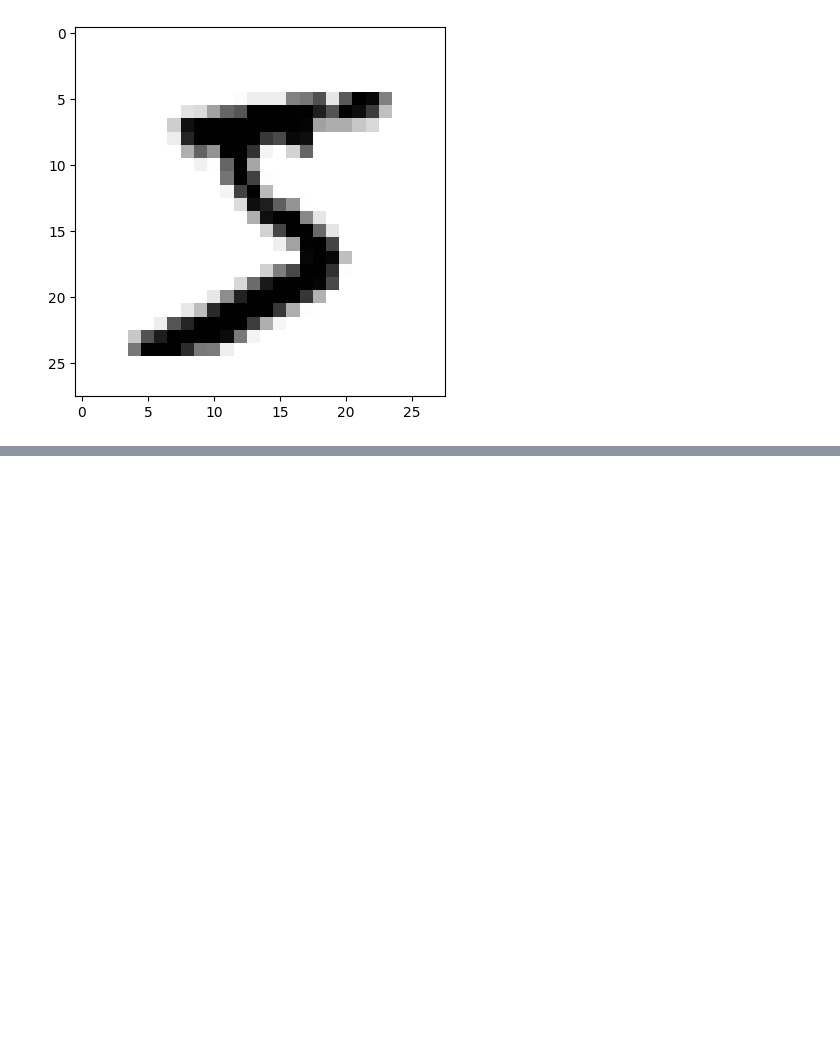
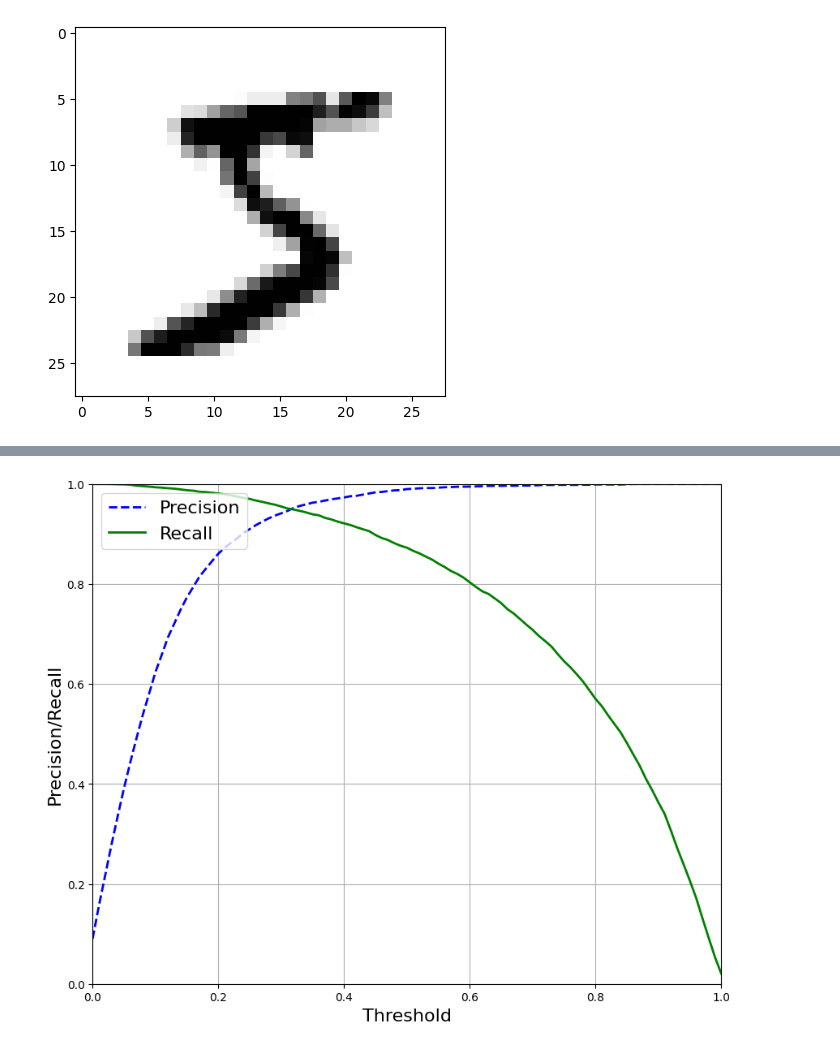
Before and after one commit to Vinuitik/AI_code, a Jupyter notebook: Hands-on-Machine Learning/Classification.ipynb, the cells around one changed output, grey strips where cells are left out. Cells and saved outputs as stored; diff of their text form; code cells hidden in the pictures; blank space fills up the shorter version.

```diff
--- a/Hands-on-Machine Learning/Classification.ipynb
+++ b/Hands-on-Machine Learning/Classification.ipynb
@@ -30,0 +280,10 @@ NameError: name 'y' is not defined
+# %%
+from sklearn.ensemble import RandomForestClassifier
+
+forest_clf = RandomForestClassifier(random_state=42)
+
+predictionScores = cross_val_predict(forest_clf, X_train, y_train_5, cv=3, method="predict_proba")
+precisions, recalls, thresholds = precision_recall_curve(y_train_5, predictionScores[:, 1])
+plot_precision_recall_vs_threshold(precisions, recalls, thresholds)
+# %% [output]
+[figure, added]
```
Also changed, not shown: parts of 44 cells of this notebook.
